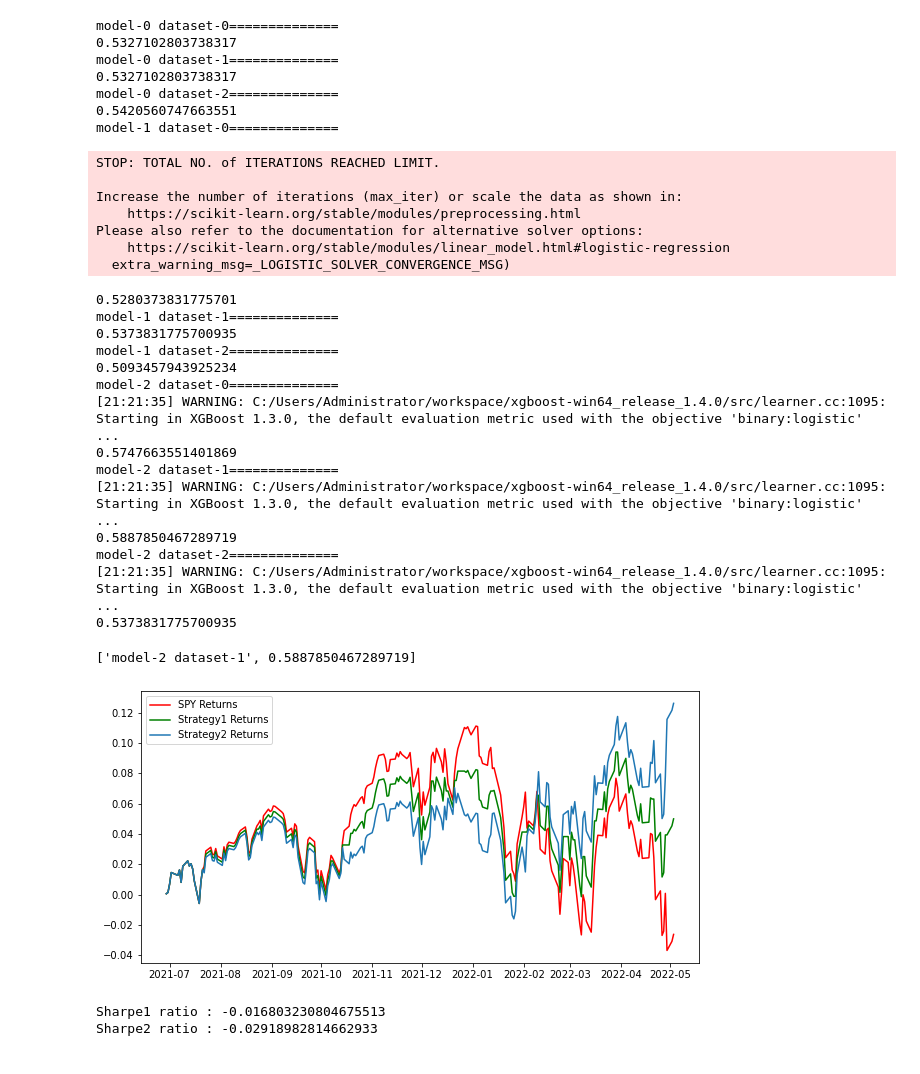
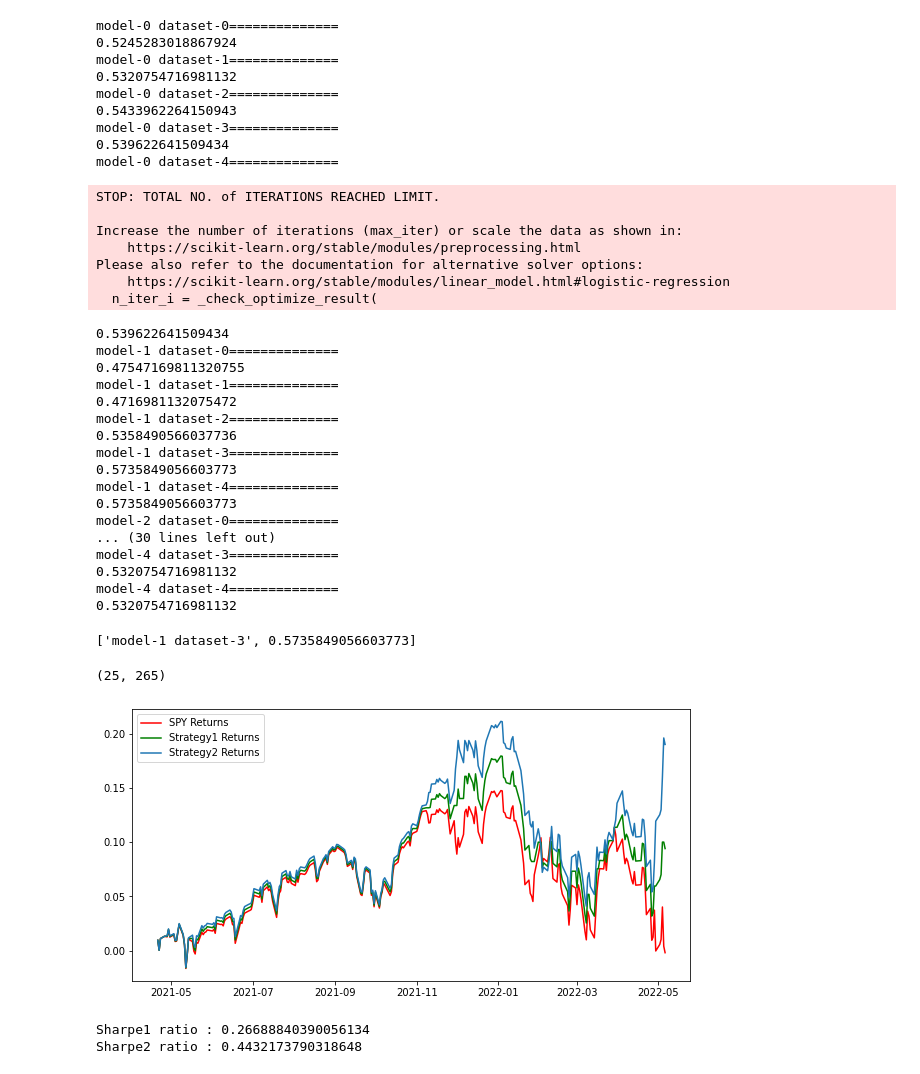
Before and after one commit to iinteger/Trading-Bot, a Jupyter notebook: predict up-down.ipynb, the cells around one changed output. Drawn from its saved outputs; the diff is of its cells as text; code cells hidden in the pictures.

```diff
--- a/predict up-down.ipynb
+++ b/predict up-down.ipynb
@@ -14,7 +16,7 @@ import datetime
 # %%
 # 2022 시작일 때 f1 score가 모두 0.62로 높음
 
-start = "2018-01-01"
+start = "2017-01-01"
 today = str(datetime.date.today()-datetime.timedelta(1))
 df = web.DataReader("SPY", data_source="yahoo", start=start, end=today)[["Open", "High", "Low", "Close"]]
 df.dropna()
@@ -47,21 +49,22 @@ df["Open-Open"] = df["Open"]-df["Open"].shift(1)
 df = get_MACD(df)
 df = df.dropna()
 
-X1 = df[["Open", "Close", "Open-Close", "Open-Open"]]
-X2 = df[["Open", "Close", "Open-Close", "Open-Open", "MACD"]]
-X3 = df[["Open", "High", "Low", "Close", "Open-Close", "Open-Open", "MA10", "Corr", "MACD"]]
-
+X0 = df[["Open", "Close"]]
+X1 = df[["Open", "Close", "Open-Close"]]
+X2 = df[["Open", "Close", "Open-Close", "Open-Open"]]
+X3 = df[["Open", "Close", "Open-Close", "Open-Open", "MACD", "MA10"]]
+X4 = df[["Open", "High", "Low", "Close", "Open-Close", "Open-Open", "MA10", "Corr", "MACD"]]
 
 y = np.where(df["Close"].shift(-1) > df["Close"], 1, 0)
-
-
 
 train_pct = 0.8
 split = int(train_pct*len(df))
 
+X0_train, X0_test = X0[:split], X0[split:]
 X1_train, X1_test = X1[:split], X1[split:]
 X2_train, X2_test = X2[:split], X2[split:]
 X3_train, X3_test = X3[:split], X3[split:]
+X4_train, X4_test = X4[:split], X4[split:]
 
 y_train, y_test =  y[:split], y[split:]
 # %%
@@ -72,11 +75,13 @@ def train_pred(model, dataset):
     print(score)
     return model, score
 
-models = [LogisticRegression(), RandomForestClassifier(), XGBClassifier(use_label_encoder=False)]
+models = [LogisticRegression(), RandomForestClassifier(), XGBClassifier(use_label_encoder=False), SGDClassifier(loss="hinge", penalty="l2"), SVC()]
 datasets = [
+    [X0_train, y_train, X0_test, y_test],
     [X1_train, y_train, X1_test, y_test],
     [X2_train, y_train, X2_test, y_test],
     [X3_train, y_train, X3_test, y_test],
+    [X4_train, y_train, X4_test, y_test]
 ]
 
 # train, scoring
@@ -90,61 +95,76 @@ for model_index in range(len(models)):
         trained_models[f"model-{model_index} dataset-{dataset_index}"] = model
 # %% [output]
 model-0 dataset-0==============
-0.5327102803738317
+0.5245283018867924
 model-0 dataset-1==============
-0.5327102803738317
+0.5320754716981132
 model-0 dataset-2==============
-0.5420560747663551
-model-1 dataset-0==============
+0.5433962264150943
+model-0 dataset-3==============
+0.539622641509434
+model-0 dataset-4==============
 STOP: TOTAL NO. of ITERATIONS REACHED LIMIT.
 
 Increase the number of iterations (max_iter) or scale the data as shown in:
     https://scikit-learn.org/stable/modules/preprocessing.html
 Please also refer to the documentation for alternative solver options:
     https://scikit-learn.org/stable/modules/linear_model.html#logistic-regression
-  extra_warning_msg=_LOGISTIC_SOLVER_CONVERGENCE_MSG)
+  n_iter_i = _check_optimize_result(
-0.5280373831775701
+0.539622641509434
+model-1 dataset-0==============
+0.47547169811320755
 model-1 dataset-1==============
-0.5373831775700935
+0.4716981132075472
 model-1 dataset-2==============
-0.5093457943925234
+0.5358490566037736
+model-1 dataset-3==============
+0.5735849056603773
+model-1 dataset-4==============
+0.5735849056603773
 model-2 dataset-0==============
-[21:21:35] WARNING: C:/Users/Administrator/workspace/xgboost-win64_release_1.4.0/src/learner.cc:1095: Starting in XGBoost 1.3.0, the default evaluation metric used with the objective 'binary:logistic' ...
-0.5747663551401869
-model-2 dataset-1==============
-[21:21:35] WARNING: C:/Users/Administrator/workspace/xgboost-win64_release_1.4.0/src/learner.cc:1095: Starting in XGBoost 1.3.0, the default evaluation metric used with the objective 'binary:logistic' ...
-0.5887850467289719
-model-2 dataset-2==============
-[21:21:35] WARNING: C:/Users/Administrator/workspace/xgboost-win64_release_1.4.0/src/learner.cc:1095: Starting in XGBoost 1.3.0, the default evaluation metric used with the objective 'binary:logistic' ...
-0.5373831775700935
+... (30 lines left out)
+model-4 dataset-3==============
+0.5320754716981132
+model-4 dataset-4==============
+0.5320754716981132
 # %%
 top_score = max(scores, key=lambda x: x[1])
 top_score
 # %% [output]
-['model-2 dataset-1', 0.5887850467289719]
+['model-1 dataset-3', 0.5735849056603773]
+# %%
+preds = []
+for i, model in enumerate(trained_models):
+    pred = trained_models[model].predict(datasets[i%5][2])
+    preds.append(pred)
+
+preds = np.array(preds)
+preds.shape
+# %% [output]
+(25, 265)
 # %%
 # 매매 실행
 
-df["Signal1"] = trained_models["model-0 dataset-0"].predict(X1)
+df["Signal1"] = np.concatenate((np.ones(len(X0_train)), mode(preds)[0][0]), axis=0)
 df["Signal2"] = df["Signal1"].replace(0, -1)  # 하락이 예상될 때 공매도를 치는 전략
 
 df["SPY_Returns"] = np.log(df["Close"] / df["Close"].shift(1))  # SNP 일간수익률
 Cum_SPY_Returns = np.cumsum(df[split:]["SPY_Returns"])  # SNP 누적수익률
 
 df["STR1_Returns"] = df["SPY_Returns"] * df["Signal1"].shift(1)
 Cum_STR1_Returns = np.cumsum(df[split:]["STR1_Returns"])
 
 df["STR2_Returns"] = df["SPY_Returns"] * df["Signal2"].shift(1)
 Cum_STR2_Returns = np.cumsum(df[split:]["STR2_Returns"])
 
 plt.figure(figsize=(10, 5))
 plt.plot(Cum_SPY_Returns, color='r', label="SPY Returns")
 plt.plot(Cum_STR1_Returns, color='g', label="Strategy1 Returns")
 plt.plot(Cum_STR2_Returns, label="Strategy2 Returns")
 plt.legend()
 plt.show()
 # %% [output]
-[figure, old version]
+[figure, new version]
 # %%
 # 샤프비율 계산
 Std1= Cum_STR1_Returns.std()
@@ -157,6 +177,6 @@ Sharpe2 = (Cum_STR2_Returns - Cum_SPY_Returns)/Std2
 Sharpe2 = Sharpe2.mean()
 print("Sharpe2 ratio :", Sharpe2)
 # %% [output]
-Sharpe1 ratio : -0.016803230804675513
-Sharpe2 ratio : -0.02918982814662933
+Sharpe1 ratio : 0.26688840390056134
+Sharpe2 ratio : 0.4432173790318648
 # %%
```
Also changed, not shown: parts of 3 cells of this notebook.
